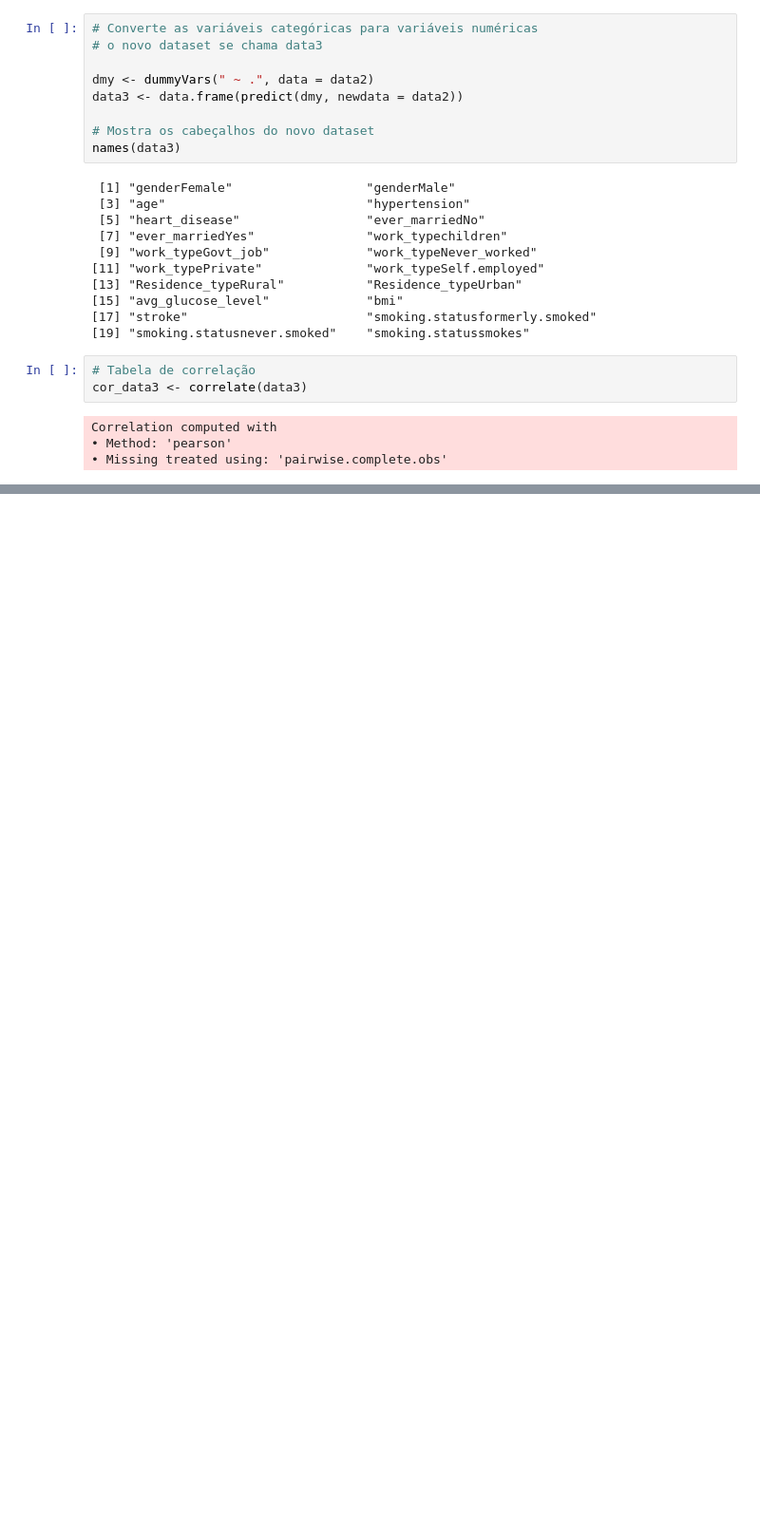
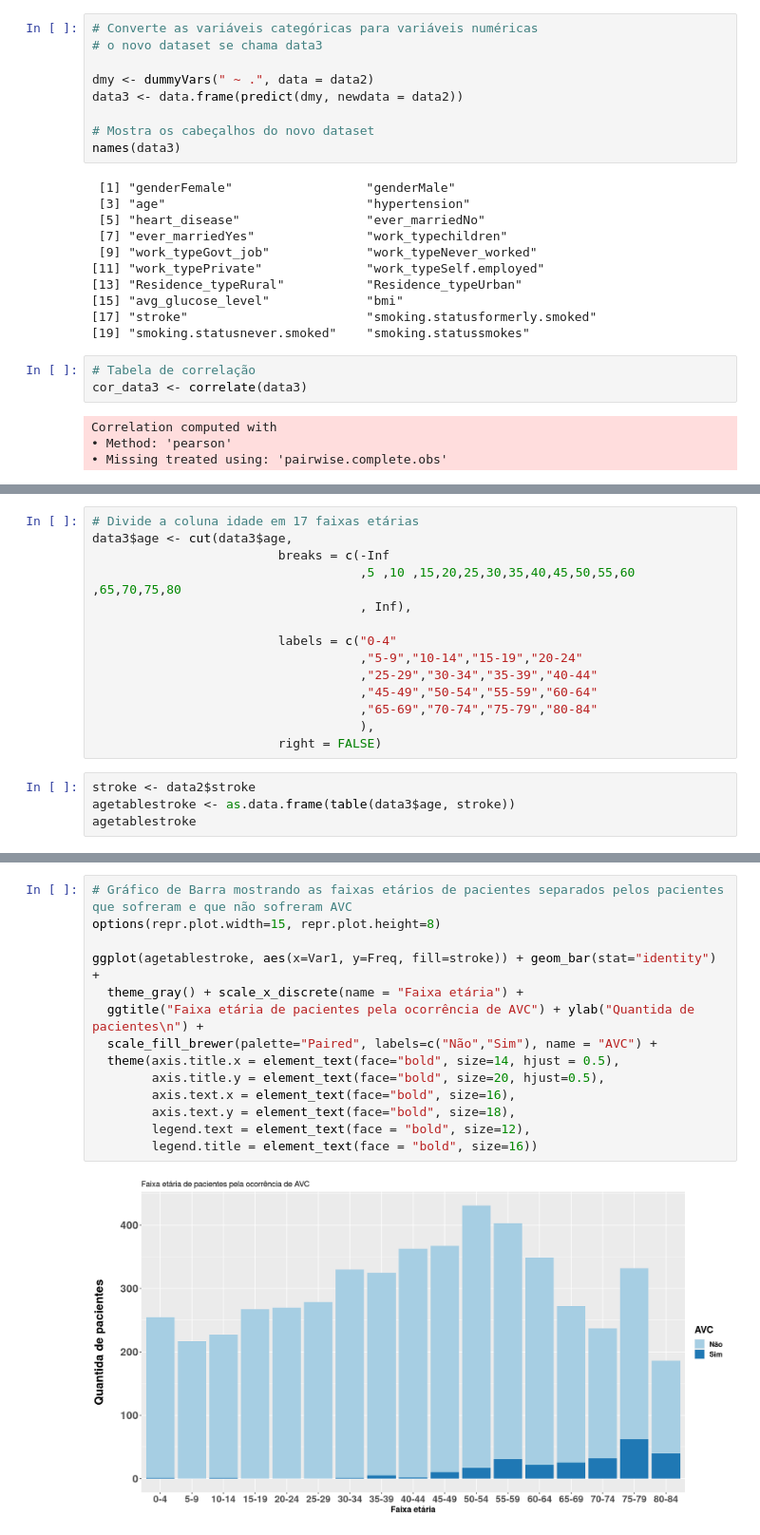
Before and after one commit to akmere-almeida/big-data-ai, a Jupyter notebook: atividade/analise_descritiva/analise_descritiva_avc.ipynb, the cells around one changed output, grey strips where cells are left out. Shown at 95% size. Cells and saved outputs as stored; diff of their text form; blank space fills up the shorter version.

```diff
--- a/atividade/analise_descritiva/analise_descritiva_avc.ipynb
+++ b/atividade/analise_descritiva/analise_descritiva_avc.ipynb
@@ -549,0 +542,18 @@ cor_data3 %>%
+# %%
+# Divide a coluna idade em 17 faixas etárias
+data3$age <- cut(data3$age,
+                         breaks = c(-Inf
+                                    ,5 ,10 ,15,20,25,30,35,40,45,50,55,60 ,65,70,75,80
+                                    , Inf),
+
+                         labels = c("0-4"
+                                    ,"5-9","10-14","15-19","20-24"
+                                    ,"25-29","30-34","35-39","40-44"
+                                    ,"45-49","50-54","55-59","60-64"
+                                    ,"65-69","70-74","75-79","80-84"
+                                    ),
+                         right = FALSE)
+# %%
+stroke <- data2$stroke
+agetablestroke <- as.data.frame(table(data3$age, stroke))
+agetablestroke
@@ -549,0 +580,16 @@ cor_data3 %>%
+# %%
+# Gráfico de Barra mostrando as faixas etários de pacientes separados pelos pacientes que sofreram e que não sofreram AVC
+options(repr.plot.width=15, repr.plot.height=8)
+
+ggplot(agetablestroke, aes(x=Var1, y=Freq, fill=stroke)) + geom_bar(stat="identity") +
+  theme_gray() + scale_x_discrete(name = "Faixa etária") +
+  ggtitle("Faixa etária de pacientes pela ocorrência de AVC") + ylab("Quantida de pacientes\n") +
+  scale_fill_brewer(palette="Paired", labels=c("Não","Sim"), name = "AVC") +
+  theme(axis.title.x = element_text(face="bold", size=14, hjust = 0.5),
+        axis.title.y = element_text(face="bold", size=20, hjust=0.5),
+        axis.text.x = element_text(face="bold", size=16),
+        axis.text.y = element_text(face="bold", size=18),
+        legend.text = element_text(face = "bold", size=12),
+        legend.title = element_text(face = "bold", size=16))
+# %% [output]
+[figure, added]
```
Also changed, not shown: parts of 36 cells of this notebook, 2 other files.
